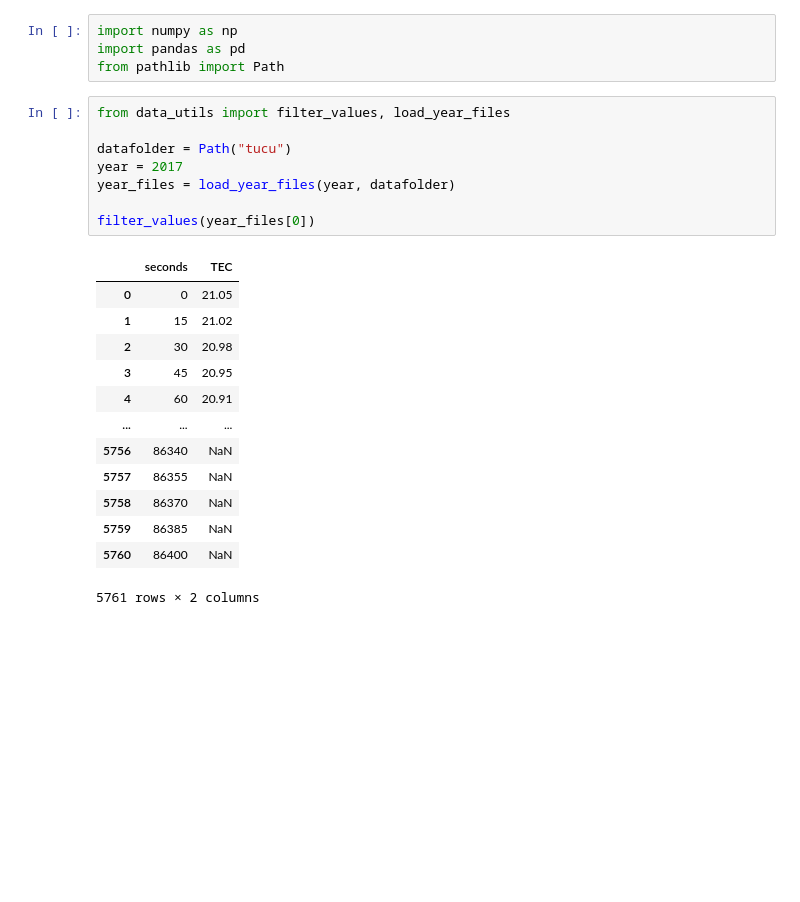
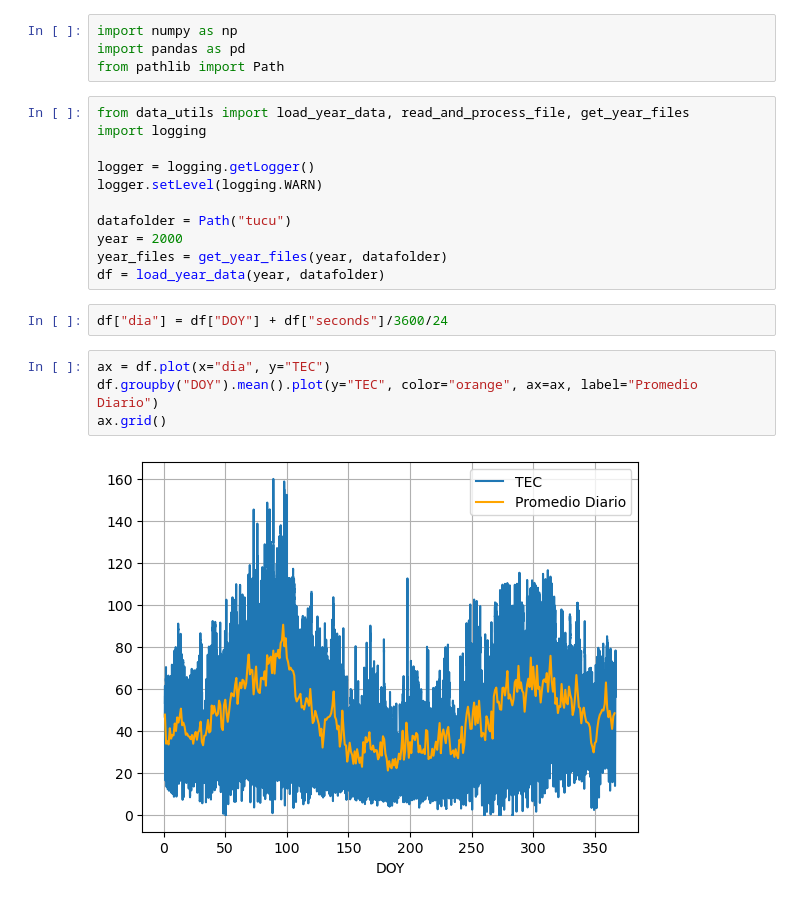
Before and after one commit to atuel96/cargar-estacion-tucu-tec, a Jupyter notebook: read_data.ipynb, the cells around one changed output. Drawn from its saved outputs; the diff is of its cells as text; blank space fills up the shorter version.

```diff
--- a/read_data.ipynb
+++ b/read_data.ipynb
@@ -2,25 +2,22 @@
 import numpy as np
 import pandas as pd
 from pathlib import Path
-# %%
-from data_utils import filter_values, load_year_files
-
-datafolder = Path("tucu")
-year = 2017
-year_files = load_year_files(year, datafolder)
-
-filter_values(year_files[0])
-# %% [output]
-|  | seconds | TEC |
-| 0 | 0 | 21.05 |
-| 1 | 15 | 21.02 |
-| 2 | 30 | 20.98 |
-| 3 | 45 | 20.95 |
-| 4 | 60 | 20.91 |
-| ... | ... | ... |
-| 5756 | 86340 | NaN |
-| 5757 | 86355 | NaN |
-| 5758 | 86370 | NaN |
-| 5759 | 86385 | NaN |
-| 5760 | 86400 | NaN |
-5761 rows × 2 columns
+# %%
+from data_utils import load_year_data, read_and_process_file, get_year_files
+import logging
+
+logger = logging.getLogger()
+logger.setLevel(logging.WARN)
+
+datafolder = Path("tucu")
+year = 2000
+year_files = get_year_files(year, datafolder)
+df = load_year_data(year, datafolder)
+# %%
+df["dia"] = df["DOY"] + df["seconds"]/3600/24
+# %%
+ax = df.plot(x="dia", y="TEC")
+df.groupby("DOY").mean().plot(y="TEC", color="orange", ax=ax, label="Promedio Diario")
+ax.grid()
+# %% [output]
+[figure, added]
```
Also changed, not shown: parts of 1 cell of this notebook, 1 other file.
